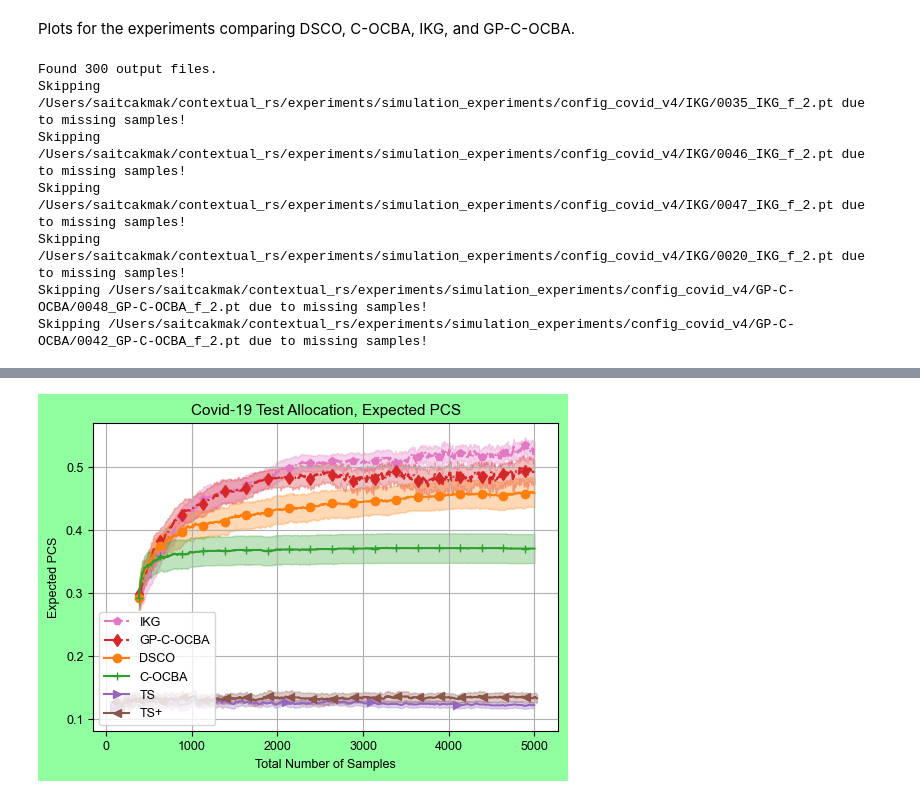
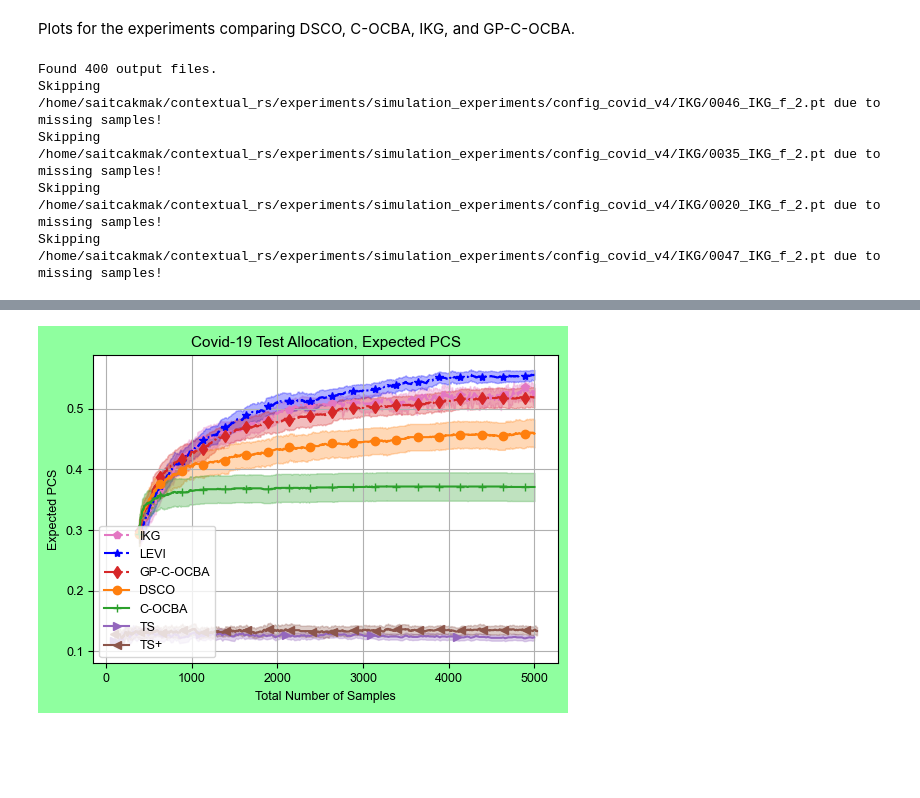
Before and after one commit to saitcakmak/contextual_rs, a Jupyter notebook: experiments/simulation_experiments/analyze_output.ipynb, the cells around one changed output, grey strips where cells are left out. Saved outputs shown, nothing was run; the diff lists cells and outputs as text; code cells hidden in the pictures; blank space fills up the shorter version.

Commit message:
covid results

```diff
--- a/experiments/simulation_experiments/analyze_output.ipynb
+++ b/experiments/simulation_experiments/analyze_output.ipynb
@@ -49,8 +49,10 @@ current_dir = os.getcwd()
 # }
 plot_kwargs = {
     "IKG_f_2": {"ls": "-.", "marker": "p", "color": u'#e377c2'},
+    "LEVI-new_f_2": {"ls": "-.", "marker": "*", "color": "blue"},
     # "IKG_r_8": {"ls": "-.", "marker": "p", "color": u'#e377c2'},  # use
-    "GP-C-OCBA_f_2": {"ls": "-.", "marker": "d", "color": u'#d62728'},
+#     "GP-C-OCBA_f_2": {"ls": "-.", "marker": "d", "color": u'#d62728'},
+    "GP-C-OCBA-new_f_2": {"ls": "-.", "marker": "d", "color": u'#d62728'},
     # "GP-C-OCBA_r_8": {"ls": "-.", "marker": "d", "color": u'#d62728'},
     "DSCO_f_2": {"marker": "o", "color": u'#ff7f0e'},
     "C-OCBA_f_2": {"marker": "+", "color": u'#2ca02c'},
@@ -212,6 +214,9 @@ def plot_experiment(
         if "covid" in config_path:
             plot_means[i] /= 27.0
             plot_stds[i] /= 27.0
+        label = all_keys[i][:-4]
+        if "-new" in label:
+            label = label[:-4]
 
         if plot_errors:
             ax.errorbar(
@@ -219,7 +224,7 @@ def plot_experiment(
                 y=plot_means[i],
                 yerr=plot_stds[i],
                 errorevery=marker_frequency,
-                label=all_keys[i][:-4],
+                label=label,
                 markevery=marker_frequency,
                 **plot_kwargs[all_keys[i]]
 
@@ -230,7 +235,7 @@ def plot_experiment(
             ax.plot(
                 x,
                 y,
-                label=all_keys[i][:-4],
+                label=label,
                 markevery=marker_frequency,
                 **plot_kwargs[all_keys[i]]
             )
@@ -263,10 +268,8 @@ plt.savefig(os.path.join("plots", "covid_iters.pdf"), dpi=300)
 fig.patch.set_facecolor('xkcd:mint green')
 plt.show()
 # %% [output]
-Found 300 output files.
-Skipping /Users/saitcakmak/contextual_rs/experiments/simulation_experiments/config_covid_v4/IKG/0035_IKG_f_2.pt due to missing samples!
-Skipping /Users/saitcakmak/contextual_rs/experiments/simulation_experiments/config_covid_v4/IKG/0046_IKG_f_2.pt due to missing samples!
-Skipping /Users/saitcakmak/contextual_rs/experiments/simulation_experiments/config_covid_v4/IKG/0047_IKG_f_2.pt due to missing samples!
-Skipping /Users/saitcakmak/contextual_rs/experiments/simulation_experiments/config_covid_v4/IKG/0020_IKG_f_2.pt due to missing samples!
-Skipping /Users/saitcakmak/contextual_rs/experiments/simulation_experiments/config_covid_v4/GP-C-OCBA/0048_GP-C-OCBA_f_2.pt due to missing samples!
-Skipping /Users/saitcakmak/contextual_rs/experiments/simulation_experiments/config_covid_v4/GP-C-OCBA/0042_GP-C-OCBA_f_2.pt due to missing samples!
+Found 400 output files.
+Skipping /home/saitcakmak/contextual_rs/experiments/simulation_experiments/config_covid_v4/IKG/0046_IKG_f_2.pt due to missing samples!
+Skipping /home/saitcakmak/contextual_rs/experiments/simulation_experiments/config_covid_v4/IKG/0035_IKG_f_2.pt due to missing samples!
+Skipping /home/saitcakmak/contextual_rs/experiments/simulation_experiments/config_covid_v4/IKG/0020_IKG_f_2.pt due to missing samples!
+Skipping /home/saitcakmak/contextual_rs/experiments/simulation_experiments/config_covid_v4/IKG/0047_IKG_f_2.pt due to missing samples!
@@ -275,2 +278,2 @@ average wall times [20011.4667640147, 7019.298704683781, 1088.3266173934937, 106
 These do NOT include the experiment running time!!
-[figure, old version]
+[figure, new version]
```
Also changed, not shown: parts of 1 cell of this notebook, 55 other files.
